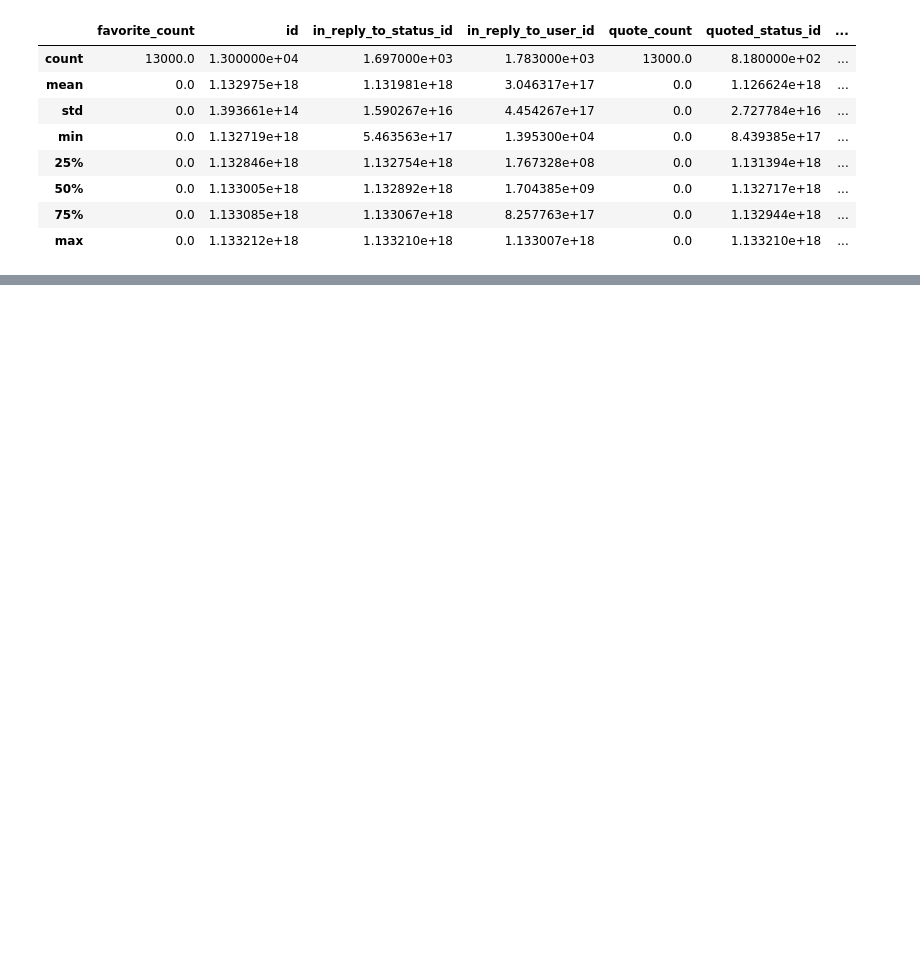
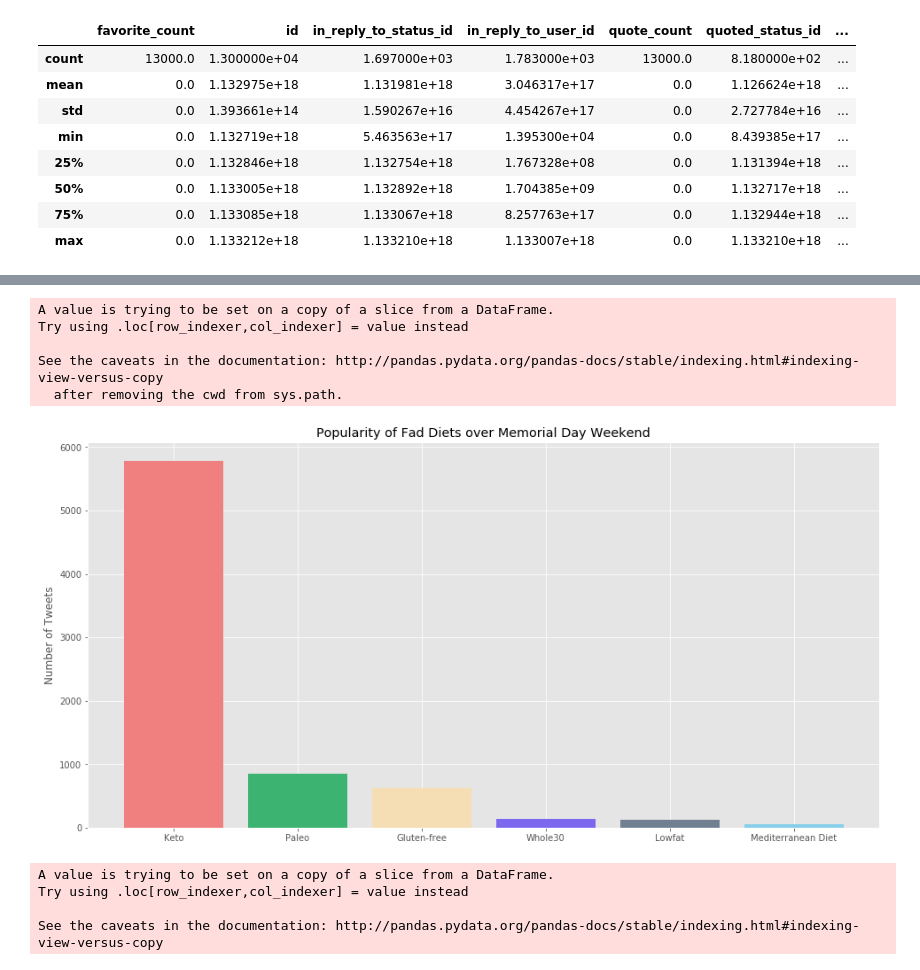
Before and after one commit to vinhttran/fad_diets, a Jupyter notebook: test_code.ipynb, the cells around one changed output, grey strips where cells are left out. Saved outputs shown, nothing was run; the diff lists cells and outputs as text; code cells hidden in the pictures; blank space fills up the shorter version.

```diff
--- a/test_code.ipynb
+++ b/test_code.ipynb
@@ -209,7 +271,0 @@ def word_in_text(word, text):
-# %%
-pd_tweets_en['keto'] = pd_tweets_en['text'].apply(lambda text: word_in_text('keto', text))
-pd_tweets_en['whole30'] = pd_tweets_en['text'].apply(lambda text: word_in_text('whole30', text))
-pd_tweets_en['glutenfree'] = pd_tweets_en['text'].apply(lambda text: word_in_text('glutenfree', text))
-pd_tweets_en['mediterraneandiet'] = pd_tweets_en['text'].apply(lambda text: word_in_text('mediterraneandiet', text))
-pd_tweets_en['lowfat'] = pd_tweets_en['text'].apply(lambda text: word_in_text('lowfat', text))
-pd_tweets_en['paleo'] = pd_tweets_en['text'].apply(lambda text: word_in_text('paleo', text))
@@ -323,0 +286,6 @@ Name: text, Length: 200, dtype: object
+# %%
+def count_of_keywords(df, keyword_list):
+    count = []
+    for x in keyword_list:
+        count.append((pd_tweets_en[x].value_counts()[True]))
+    return count
@@ -323,0 +299,31 @@ Name: text, Length: 200, dtype: object
+# %%
+diet_list = ['keto', 'paleo','glutenfree','whole30','lowfat','mediterraneandiet']
+keyword_column_boolean(pd_tweets_en, diet_list)
+count_list = count_of_keywords(pd_tweets_en, diet_list)
+# %% [output]
+A value is trying to be set on a copy of a slice from a DataFrame.
+Try using .loc[row_indexer,col_indexer] = value instead
+
+See the caveats in the documentation: http://pandas.pydata.org/pandas-docs/stable/indexing.html#indexing-view-versus-copy
+  after removing the cwd from sys.path.
+# %%
+# Plot popularity of diets (number of mentions in a tweet)
+diet_label = ['Keto', 'Paleo', 'Gluten-free', 'Whole30',  'Lowfat', 'Mediterranean Diet']
+
+x_pos = list(range(len(count_list)))
+fig, ax = plt.subplots(figsize = (16,8))
+plt.bar(diet_label, count_list, color=['lightcoral', 'mediumseagreen', 'wheat', 'mediumslateblue', 'slategray','skyblue'])
+ax.set_xticklabels(diet_label)
+ax.set_title('Popularity of Fad Diets over Memorial Day Weekend')
+ax.set_ylabel('Number of Tweets')
+fig.savefig('images/Popularity_of_fad_diets.png')
+# %% [output]
+[figure, added]
+# %%
+# using lost as a proxy for a diet causing someone to lose weight
+pd_tweets_en['lost'] = pd_tweets_en['text'].apply(lambda text: word_in_text('lost', text))
+# %% [output]
+A value is trying to be set on a copy of a slice from a DataFrame.
+Try using .loc[row_indexer,col_indexer] = value instead
+
+See the caveats in the documentation: http://pandas.pydata.org/pandas-docs/stable/indexing.html#indexing-view-versus-copy
```
Also changed, not shown: parts of 133 cells of this notebook, 28 other files.
